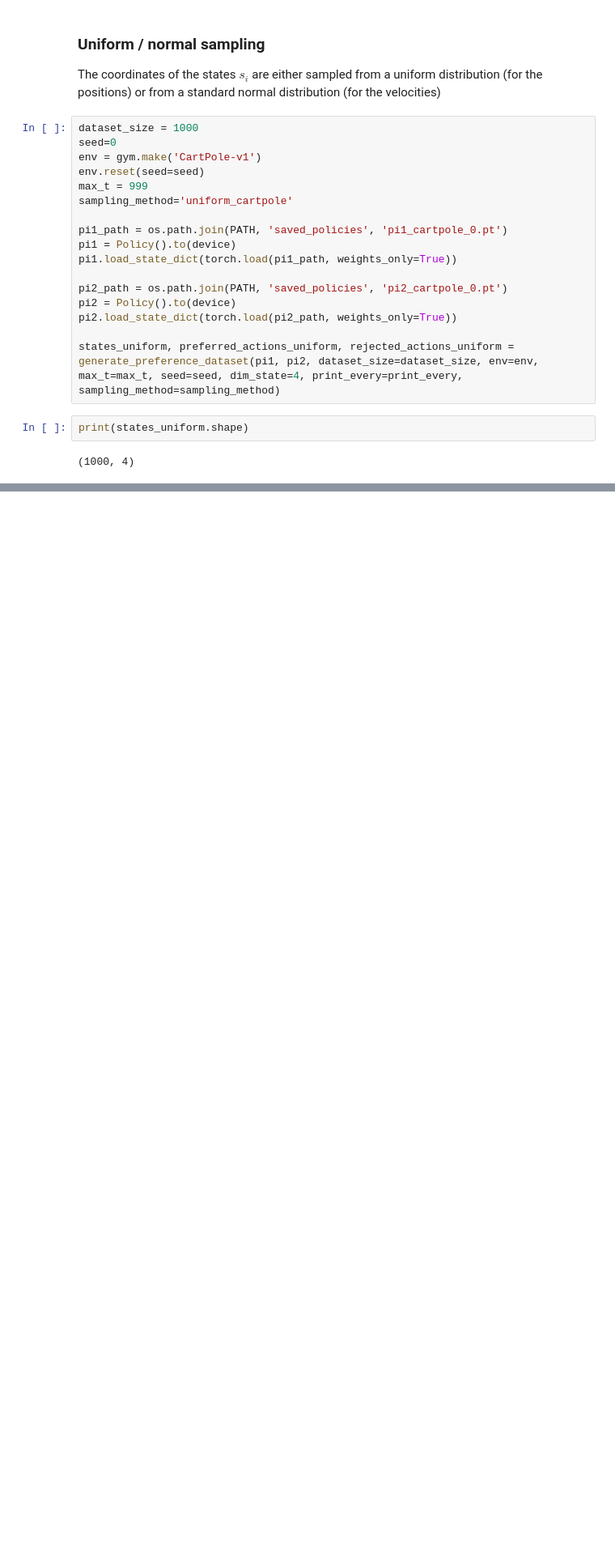
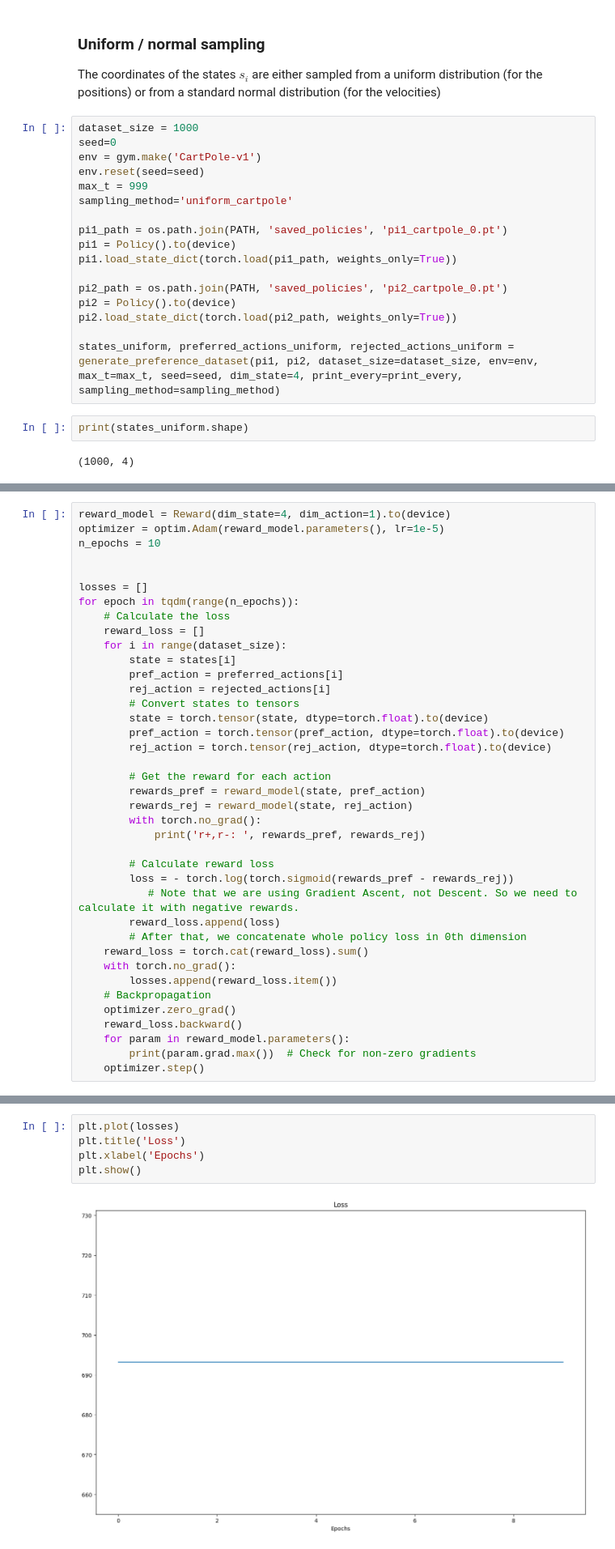
Before and after one commit to noeprat/RLHF_EGGang, a Jupyter notebook: cartpole.ipynb, the cells around one changed output, grey strips where cells are left out. Shown at 81% size. Saved outputs shown, nothing was run; the diff lists cells and outputs as text; blank space fills up the shorter version.

Commit message:
failed attempt at reward learning

```diff
--- a/cartpole.ipynb
+++ b/cartpole.ipynb
@@ -264,0 +276,39 @@ print(states_uniform.shape)
+# %%
+reward_model = Reward(dim_state=4, dim_action=1).to(device)
+optimizer = optim.Adam(reward_model.parameters(), lr=1e-5)
+n_epochs = 10
+
+
+losses = []
+for epoch in tqdm(range(n_epochs)):
+    # Calculate the loss
+    reward_loss = []
+    for i in range(dataset_size):
+        state = states[i]
+        pref_action = preferred_actions[i]
+        rej_action = rejected_actions[i]
+        # Convert states to tensors
+        state = torch.tensor(state, dtype=torch.float).to(device)
+        pref_action = torch.tensor(pref_action, dtype=torch.float).to(device)
+        rej_action = torch.tensor(rej_action, dtype=torch.float).to(device)
+
+		# Get the reward for each action
+        rewards_pref = reward_model(state, pref_action)
+        rewards_rej = reward_model(state, rej_action)
+        with torch.no_grad():
+            print('r+,r-: ', rewards_pref, rewards_rej)
+
+		# Calculate reward loss
+        loss = - torch.log(torch.sigmoid(rewards_pref - rewards_rej))
+           # Note that we are using Gradient Ascent, not Descent. So we need to calculate it with negative rewards.
+        reward_loss.append(loss)
+        # After that, we concatenate whole policy loss in 0th dimension
+    reward_loss = torch.cat(reward_loss).sum()
+    with torch.no_grad():
+        losses.append(reward_loss.item())
+    # Backpropagation
+    optimizer.zero_grad()
+    reward_loss.backward()
+    for param in reward_model.parameters():
+        print(param.grad.max())  # Check for non-zero gradients
+    optimizer.step()
@@ -264,0 +492,7 @@ print(states_uniform.shape)
+# %%
+plt.plot(losses)
+plt.title('Loss')
+plt.xlabel('Epochs')
+plt.show()
+# %% [output]
+[figure, added]
```
Also changed, not shown: parts of 4 cells of this notebook, 4 other files.
